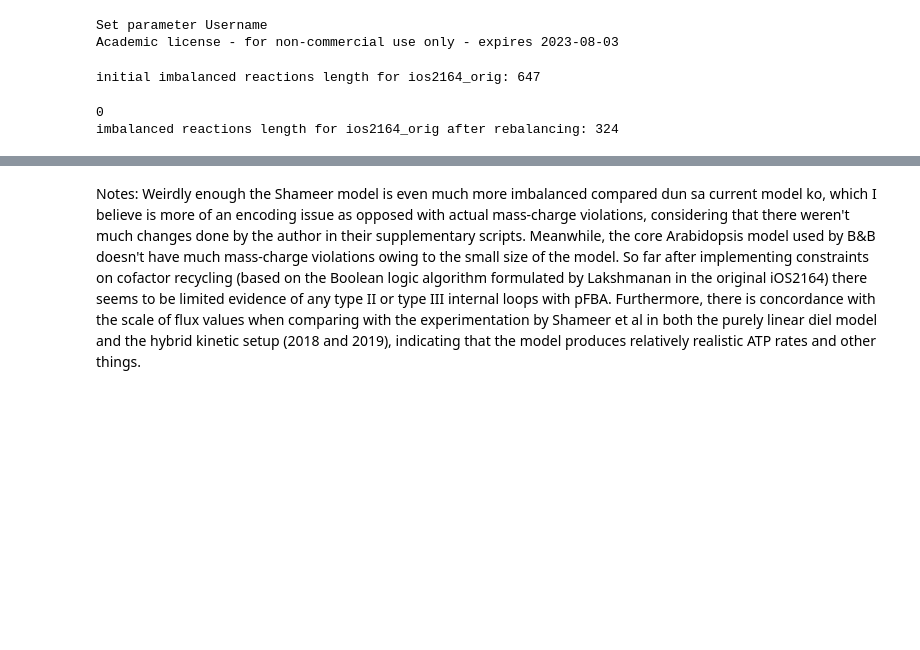
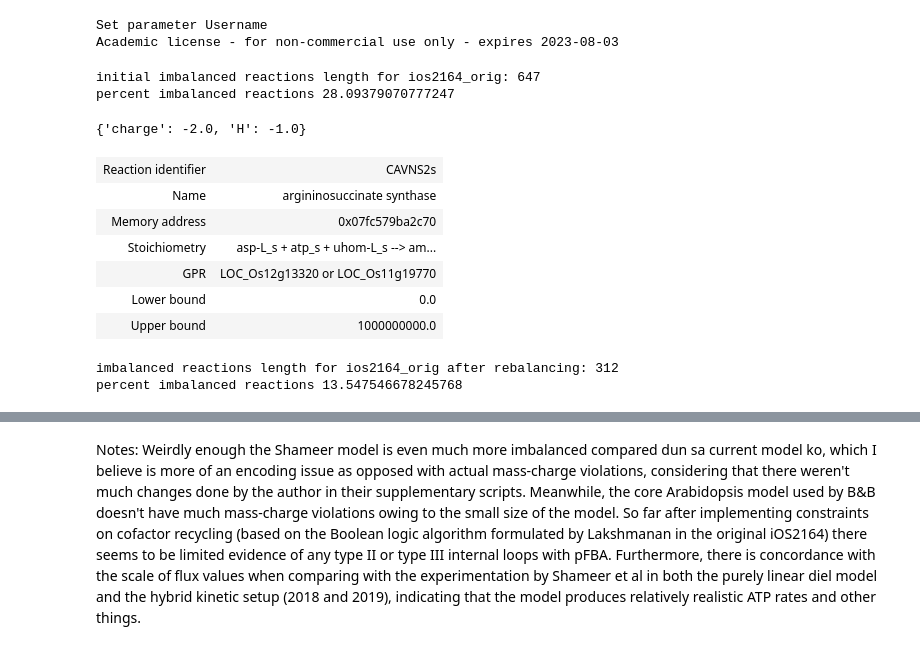
Before and after one commit to rtsantos3/RiceMM, a Jupyter notebook: Scripts/model_benchmarking/Checking Mass Balances in Models and comparison.ipynb, the cells around one changed output, grey strips where cells are left out. Cells and saved outputs as stored; diff of their text form; code cells hidden in the pictures; blank space fills up the shorter version.

Commit message:
Finalized curating model to fix proton balancing and other reaction-specific issues

```diff
--- a/Scripts/model_benchmarking/Checking Mass Balances in Models and comparison.ipynb
+++ b/Scripts/model_benchmarking/Checking Mass Balances in Models and comparison.ipynb
@@ -53,7 +53,9 @@ for rxns in non_exchange_rxns:
 #149 imbalanced rxns that are in boundary
 #636 reactions that are within the cell. Let's check which of these are imbaalanced.
 print('initial imbalanced reactions length for ios2164_orig:', len(imbalanced_rxns))
+print('percent imbalanced reactions', (len(imbalanced_rxns)/len(non_exchange_rxns)) * 100)
 # %% [output]
 initial imbalanced reactions length for ios2164_orig: 647
+percent imbalanced reactions 28.09379070777247
 # %%
 def rebalance_model(model):
@@ -436,2 +460,16 @@ def rebalance_model(model):
 #     ios2164_orig.metabolites.cdpdag_os_r.formula = 'C14H18N3O15P2R2'
 #     ios2164_orig.metabolites.ocdcya_s.formula = 'C18H29O2' #Doesn't work
+# %%
+ios2164_orig.reactions.CAVNS2s.check_mass_balance()
+# %% [output]
+{'charge': -2.0, 'H': -1.0}
+# %%
+ios2164_orig.reactions.CAVNS2s
+# %% [output]
+| Reaction identifier | CAVNS2s |
+| Name | argininosuccinate synthase |
+| Memory address | 0x07fc579ba2c70 |
+| Stoichiometry | asp-L_s + atp_s + uhom-L_s --> am... |
+| GPR | LOC_Os12g13320 or LOC_Os11g19770 |
+| Lower bound | 0.0 |
+| Upper bound | 1000000000.0 |
@@ -438,6 +483,5 @@ def rebalance_model(model):
 # %%
 imbalanced_rxns = list()
-print(len(imbalanced_rxns))
 
 
 non_exchange_rxns = set(ios2164_orig.reactions) - set(ios2164_orig.boundary) - set(ios2164_orig.demands)
@@ -458,9 +502,10 @@ with ios2164_orig as ios2164_orig_copy:
 #149 imbalanced rxns that are in boundary
 #636 reactions that are within the cell. Let's check which of these are imbaalanced.
 print('imbalanced reactions length for ios2164_orig after rebalancing:', len(imbalanced_rxns))
+print('percent imbalanced reactions', (len(imbalanced_rxns)/len(non_exchange_rxns)) * 100)
 # %% [output]
-0
-imbalanced reactions length for ios2164_orig after rebalancing: 324
+imbalanced reactions length for ios2164_orig after rebalancing: 312
+percent imbalanced reactions 13.547546678245768
 # %%
 for items in imbalanced_rxns:
     print(items.id,items.check_mass_balance())
```
Also changed, not shown: parts of 9 cells of this notebook, 11 other files.
